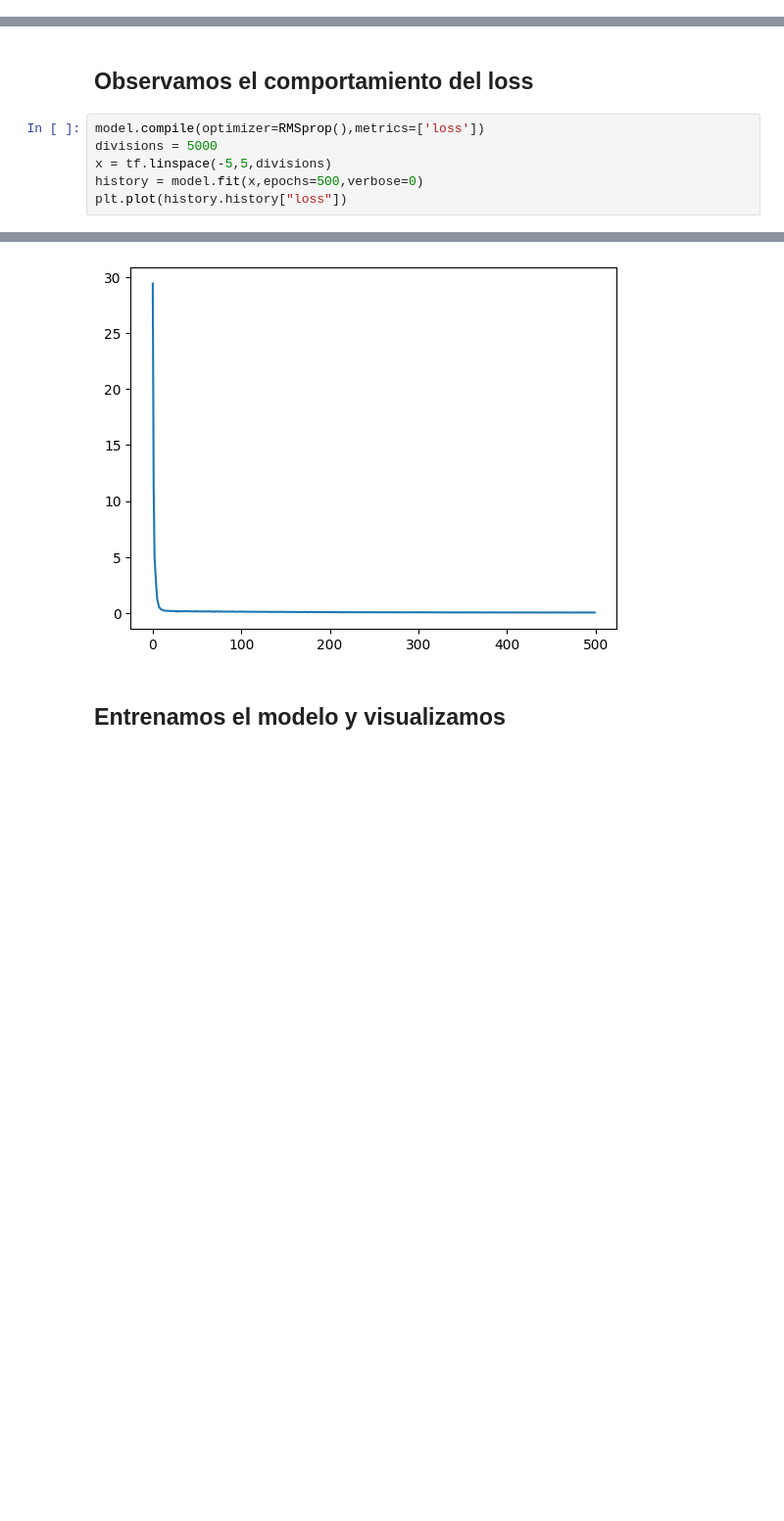
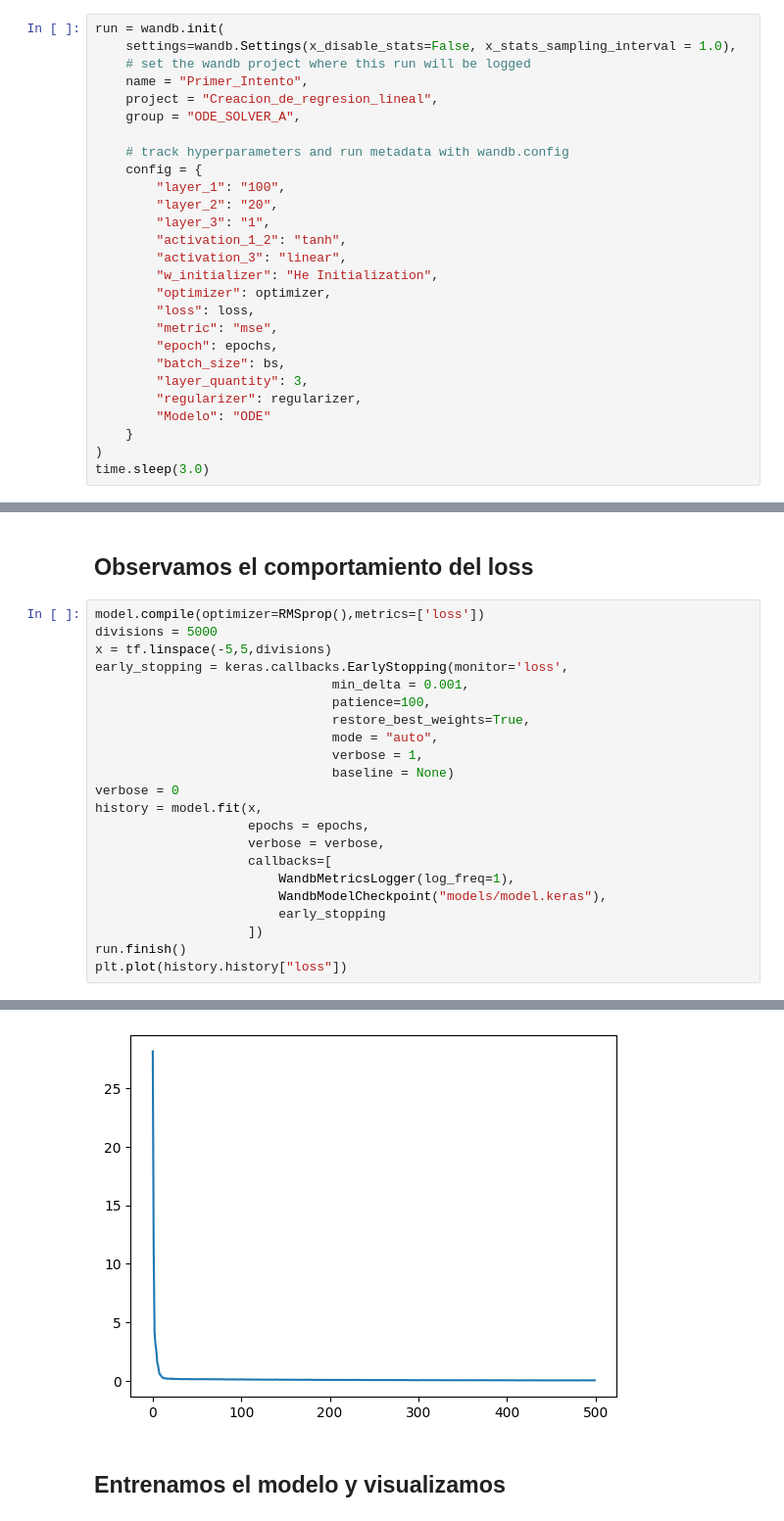
Before and after one commit to Luis-Irineo/KERAS_ODE_SOLVER_AND_CUSTOM_FUNCIONALITIES, a Jupyter notebook: Tarea 4 inciso 4/ODE_Solver_inciso_a.ipynb, the cells around one changed output, grey strips where cells are left out. Shown at 98% size. Drawn from its saved outputs; the diff is of its cells as text; blank space fills up the shorter version.

```diff
--- a/Tarea 4 inciso 4/ODE_Solver_inciso_a.ipynb
+++ b/Tarea 4 inciso 4/ODE_Solver_inciso_a.ipynb
@@ -30,0 +40,27 @@ from tensorflow.keras.callbacks import EarlyStopping
+# %%
+run = wandb.init(
+    settings=wandb.Settings(x_disable_stats=False, x_stats_sampling_interval = 1.0),
+    # set the wandb project where this run will be logged
+    name = "Primer_Intento",
+    project = "Creacion_de_regresion_lineal",
+    group = "ODE_SOLVER_A",
+
+    # track hyperparameters and run metadata with wandb.config
+    config = {
+        "layer_1": "100",
+        "layer_2": "20",
+        "layer_3": "1",
+        "activation_1_2": "tanh",
+        "activation_3": "linear",
+        "w_initializer": "He Initialization",
+        "optimizer": optimizer,
+        "loss": loss,
+        "metric": "mse",
+        "epoch": epochs,
+        "batch_size": bs,
+        "layer_quantity": 3,
+        "regularizer": regularizer,
+        "Modelo": "ODE"
+    }
+)
+time.sleep(3.0)
@@ -97,6 +140,22 @@ Model: "od_esolver"
 model.compile(optimizer=RMSprop(),metrics=['loss'])
 divisions = 5000
 x = tf.linspace(-5,5,divisions)
-history = model.fit(x,epochs=500,verbose=0)
+early_stopping = keras.callbacks.EarlyStopping(monitor='loss',
+                               min_delta = 0.001,
+                               patience=100,
+                               restore_best_weights=True,
+                               mode = "auto",
+                               verbose = 1,
+                               baseline = None)
+verbose = 0
+history = model.fit(x,
+                    epochs = epochs,
+                    verbose = verbose,
+                    callbacks=[
+                        WandbMetricsLogger(log_freq=1),
+                        WandbModelCheckpoint("models/model.keras"),
+                        early_stopping
+                    ])
+run.finish()
 plt.plot(history.history["loss"])
 # %% [output]
@@ -104,4 +183,4 @@ plt.plot(history.history["loss"])
-[figure, old version]
+[figure, new version]
 # %% [markdown]
 ## Entrenamos el modelo y visualizamos
 # %%
```
Also changed, not shown: parts of 7 cells of this notebook, 2 other files.
